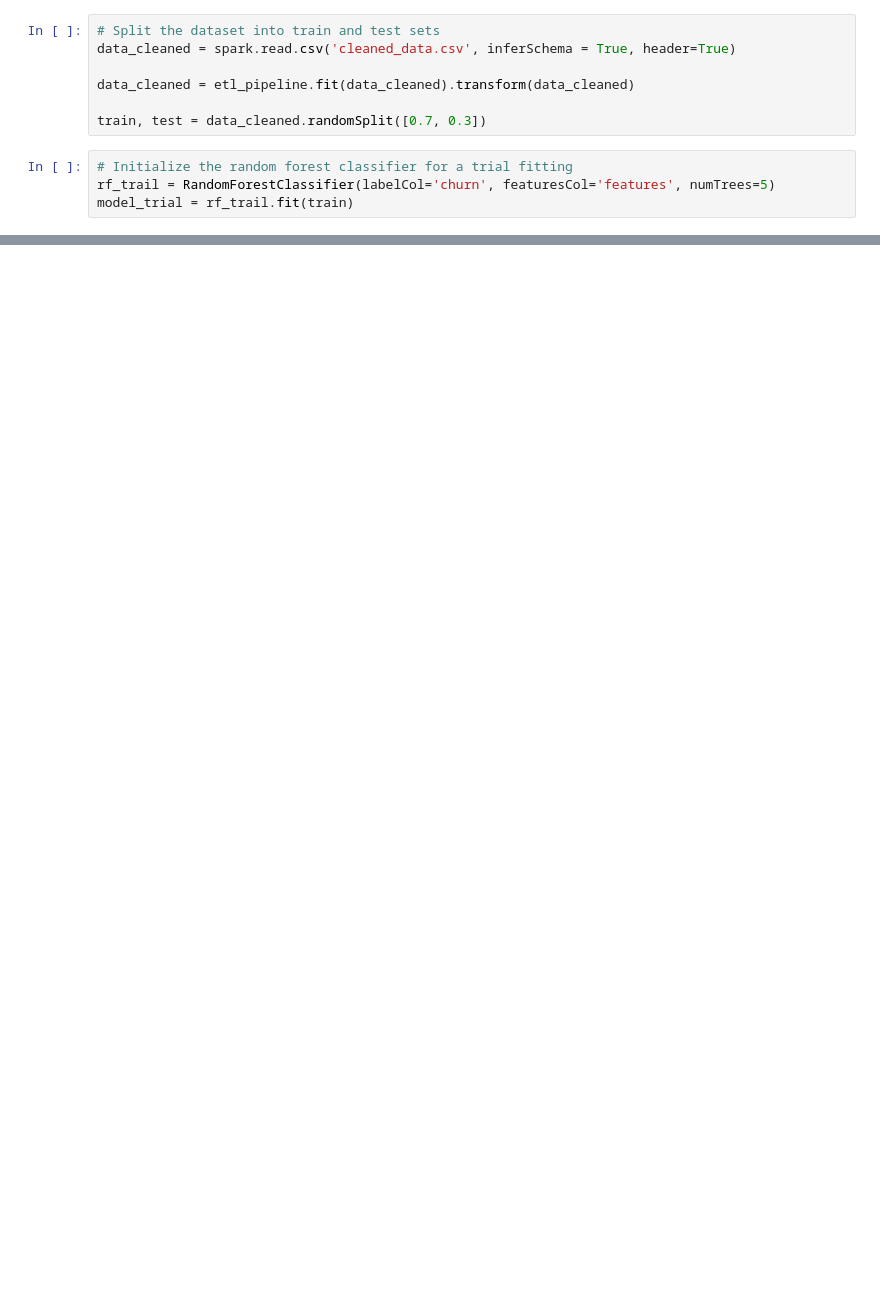
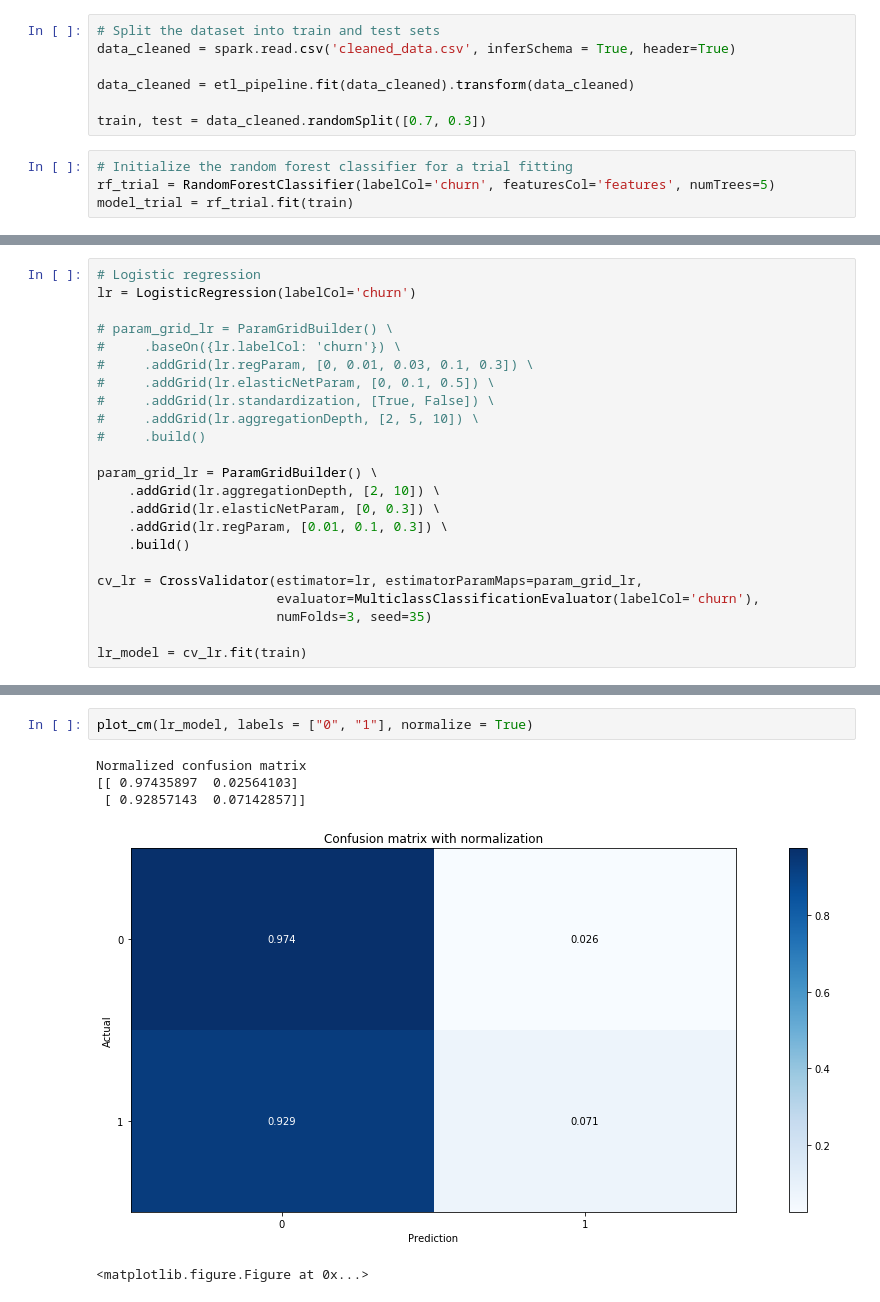
Before and after one commit to chziha/Data-Scientist-Udacity-Nanodegree, a Jupyter notebook: Churn-Predicting-with-Spark/Sparkify.ipynb, the cells around one changed output, grey strips where cells are left out. Cells and saved outputs as stored; diff of their text form; blank space fills up the shorter version.

Commit message:
feat: finish modeling for Sparkify project

```diff
--- a/Churn-Predicting-with-Spark/Sparkify.ipynb
+++ b/Churn-Predicting-with-Spark/Sparkify.ipynb
@@ -1039,8 +1070,8 @@ data_cleaned = etl_pipeline.fit(data_cleaned).transform(data_cleaned)
 train, test = data_cleaned.randomSplit([0.7, 0.3])
 # %%
 # Initialize the random forest classifier for a trial fitting
-rf_trail = RandomForestClassifier(labelCol='churn', featuresCol='features', numTrees=5)
-model_trial = rf_trail.fit(train)
+rf_trial = RandomForestClassifier(labelCol='churn', featuresCol='features', numTrees=5)
+model_trial = rf_trial.fit(train)
 # %%
 # Check the metrics
 pred_train = model_trial.transform(train)
@@ -1065,0 +1097,23 @@ Clean up your code, adding comments and renaming variables to make the code easi
+# %%
+# Logistic regression
+lr = LogisticRegression(labelCol='churn')
+
+# param_grid_lr = ParamGridBuilder() \
+#     .baseOn({lr.labelCol: 'churn'}) \
+#     .addGrid(lr.regParam, [0, 0.01, 0.03, 0.1, 0.3]) \
+#     .addGrid(lr.elasticNetParam, [0, 0.1, 0.5]) \
+#     .addGrid(lr.standardization, [True, False]) \
+#     .addGrid(lr.aggregationDepth, [2, 5, 10]) \
+#     .build()
+
+param_grid_lr = ParamGridBuilder() \
+    .addGrid(lr.aggregationDepth, [2, 10]) \
+    .addGrid(lr.elasticNetParam, [0, 0.3]) \
+    .addGrid(lr.regParam, [0.01, 0.1, 0.3]) \
+    .build()
+
+cv_lr = CrossValidator(estimator=lr, estimatorParamMaps=param_grid_lr,
+                       evaluator=MulticlassClassificationEvaluator(labelCol='churn'),
+                       numFolds=3, seed=35)
+
+lr_model = cv_lr.fit(train)
@@ -1065,0 +1244,8 @@ Clean up your code, adding comments and renaming variables to make the code easi
+# %%
+plot_cm(lr_model, labels = ["0", "1"], normalize = True)
+# %% [output]
+Normalized confusion matrix
+[[ 0.97435897  0.02564103]
+ [ 0.92857143  0.07142857]]
+[figure, added]
+<matplotlib.figure.Figure at 0x...>
```
Also changed, not shown: parts of 45 cells of this notebook.
